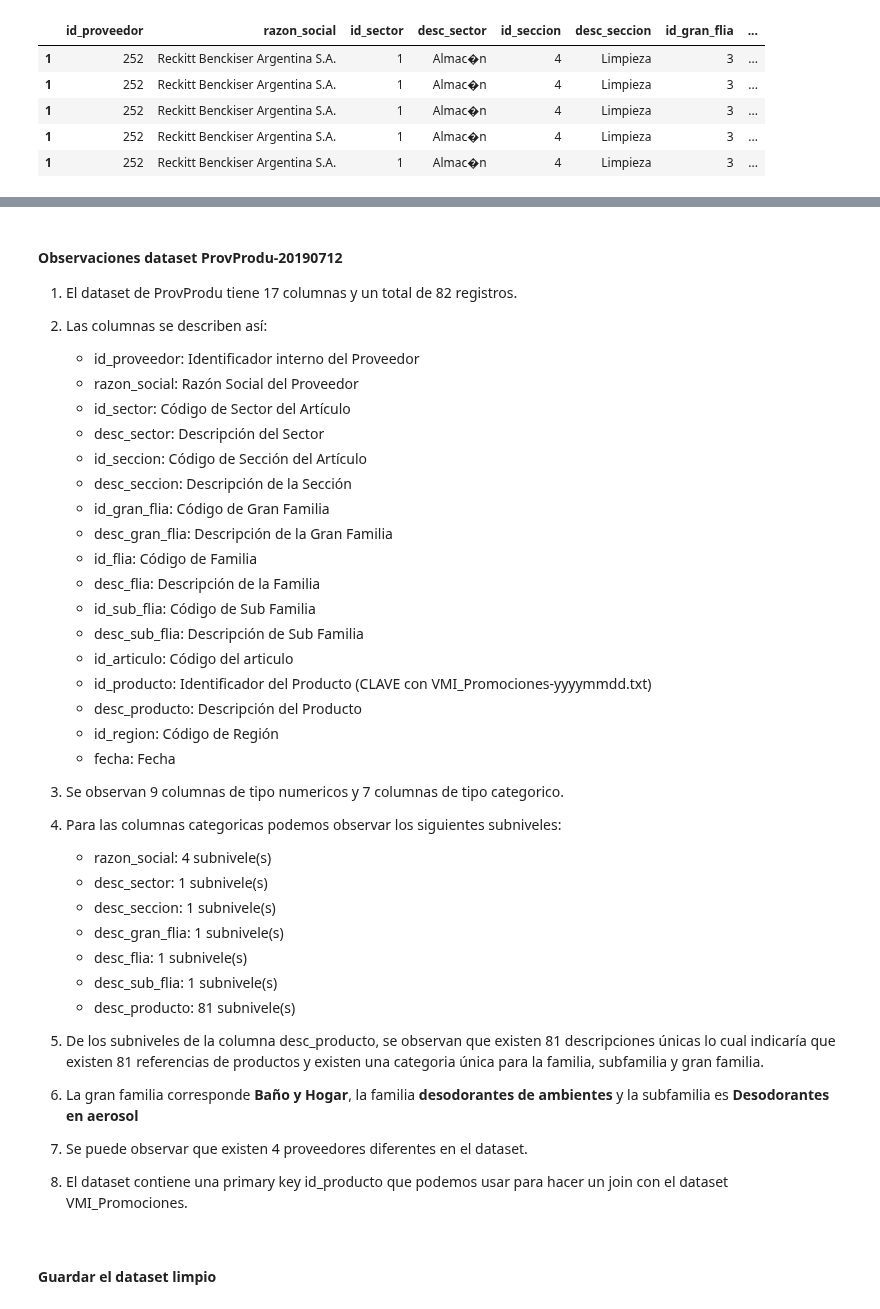
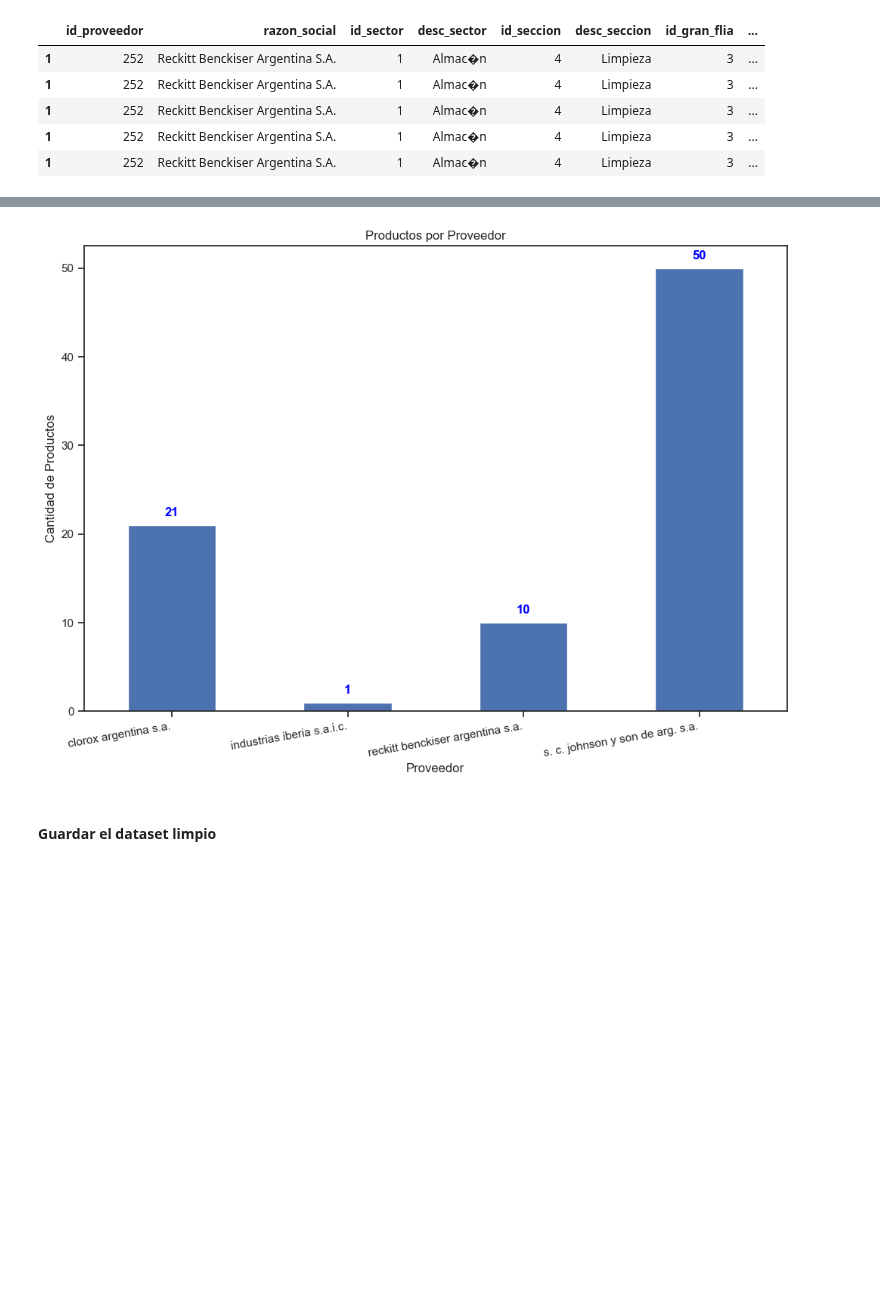
Before and after one commit to ErikaMelt/deodorants-project, a Jupyter notebook: data_cleaning/data_cleaning_prov.ipynb, the cells around one changed output, grey strips where cells are left out. Saved outputs shown, nothing was run; the diff lists cells and outputs as text; code cells hidden in the pictures; blank space fills up the shorter version.

```diff
--- a/data_cleaning/data_cleaning_prov.ipynb
+++ b/data_cleaning/data_cleaning_prov.ipynb
@@ -69,3 +64,2 @@ prov_prod_df['desc_sector'] = prov_prod_df['desc_sector'].replace(to_replace=r'A
 # %%
 columnas_categoricas = ['razon_social', 'desc_sector', 'desc_seccion', 'desc_gran_flia', 'desc_flia', 'desc_sub_flia', 'desc_producto']
-prov_prod_df = convert_file(prov_prod_df, None,'str_m', col_names=columnas_categoricas,)
@@ -72,10 +101,5 @@ prov_prod_df = convert_file(prov_prod_df, None,'str_m', col_names=columnas_categ
+# %%
+# Eliminar del dataset las columnas que no son relevantes para el análisis.
+prov_prod_df.drop(['id_sector', 'desc_sector', 'id_seccion', 'desc_seccion', 'id_gran_flia', 'desc_gran_flia', 'id_flia', 'desc_flia', 'id_sub_flia', 'desc_sub_flia', 'id_articulo', 'fecha'], axis=1, inplace=True)
 # %%
 prov_prod_df = prov_prod_df.applymap(lambda x: x.lower() if isinstance(x, str) else x)
-# %%
-prov_prod_df = convert_file(prov_prod_df, 'fecha', 'date', date_format='%Y-%m-%d %H:%M:%S.%f')
-# %%
-prov_prod_df['year'] = prov_prod_df['fecha'].dt.year
-prov_prod_df['month'] = prov_prod_df['fecha'].dt.month
-prov_prod_df['weekday'] = prov_prod_df['fecha'].dt.weekday
-
-print(prov_prod_df['year'].value_counts(dropna=False))
@@ -117,39 +121,32 @@ Columna desc_producto: 81 subnivele(s)
-# %% [markdown]
-#### Observaciones dataset ProvProdu-20190712
-
-1. El dataset de ProvProdu tiene 17 columnas y un total de 82 registros.
-2. Las columnas se describen así:
-    - id_proveedor: Identificador interno del Proveedor
-    - razon_social: Razón Social del Proveedor
-    - id_sector: Código de Sector del Artículo
-    - desc_sector: Descripción del Sector
-    - id_seccion: Código de Sección del Artículo
-    - desc_seccion: Descripción de la Sección
-    - id_gran_flia: Código de Gran Familia
-    - desc_gran_flia: Descripción de la Gran Familia
-    - id_flia: Código de Familia
-    - desc_flia: Descripción de la Familia
-    - id_sub_flia: Código de Sub Familia
-    - desc_sub_flia: Descripción de Sub Familia
-    - id_articulo: Código del articulo
-    - id_producto: Identificador del Producto (CLAVE con VMI_Promociones-yyyymmdd.txt)
-    - desc_producto: Descripción del Producto
-    - id_region: Código de Región
-    - fecha: Fecha
-
-3. Se observan 9 columnas de tipo numericos y 7 columnas de tipo categorico.
-4. Para las columnas categoricas podemos observar los siguientes subniveles:
-    - razon_social: 4 subnivele(s)
-    - desc_sector: 1 subnivele(s)
-    - desc_seccion: 1 subnivele(s)
-    - desc_gran_flia: 1 subnivele(s)
-    - desc_flia: 1 subnivele(s)
-    - desc_sub_flia: 1 subnivele(s)
-    - desc_producto: 81 subnivele(s)
-5. De los subniveles de la columna desc_producto, se observan que existen  81 descripciones únicas lo cual indicaría que existen 81 referencias de productos y existen una categoria única para la familia, subfamilia y gran familia.
-6. La gran familia corresponde **Baño y Hogar**, la familia **desodorantes de ambientes** y la subfamilia es **Desodorantes en aerosol**
-7. Se puede observar que existen 4 proveedores diferentes en el dataset.
-8. El dataset contiene una primary key id_producto que podemos usar para hacer un join con el dataset VMI_Promociones.
+# %%
+# set the seaborn theme
+sns.set_theme(style="ticks")
+
+plt.figure(figsize=(12, 8))
+
+# create a bar chart of the grouped data
+grouped_data = prov_prod_df.groupby(['razon_social']).id_producto.count()
+ax = grouped_data.plot(kind='bar')
+
+# set chart labels and title
+ax.set_xlabel('Proveedor')
+ax.set_ylabel('Cantidad de Productos')
+ax.set_title('Productos por Proveedor')
+
+# add labels to the bars
+for i, v in enumerate(grouped_data):
+    ax.text(i, v + 1, str(v), color='blue', fontweight='bold', ha='center')
+
+# rotate the x-axis labels by 45 degrees
+ax.set_xticklabels(ax.get_xticklabels(), rotation=10, ha='right')
+
+# save the chart as a PNG image
+plt.savefig('productos_por_proveedor.png')
+
+# display the chart
+plt.show()
+# %% [output]
+[figure, added]
 # %% [markdown]
 #### Guardar el dataset limpio
 # %%
```
Also changed, not shown: parts of 14 cells of this notebook, 3 other files.
